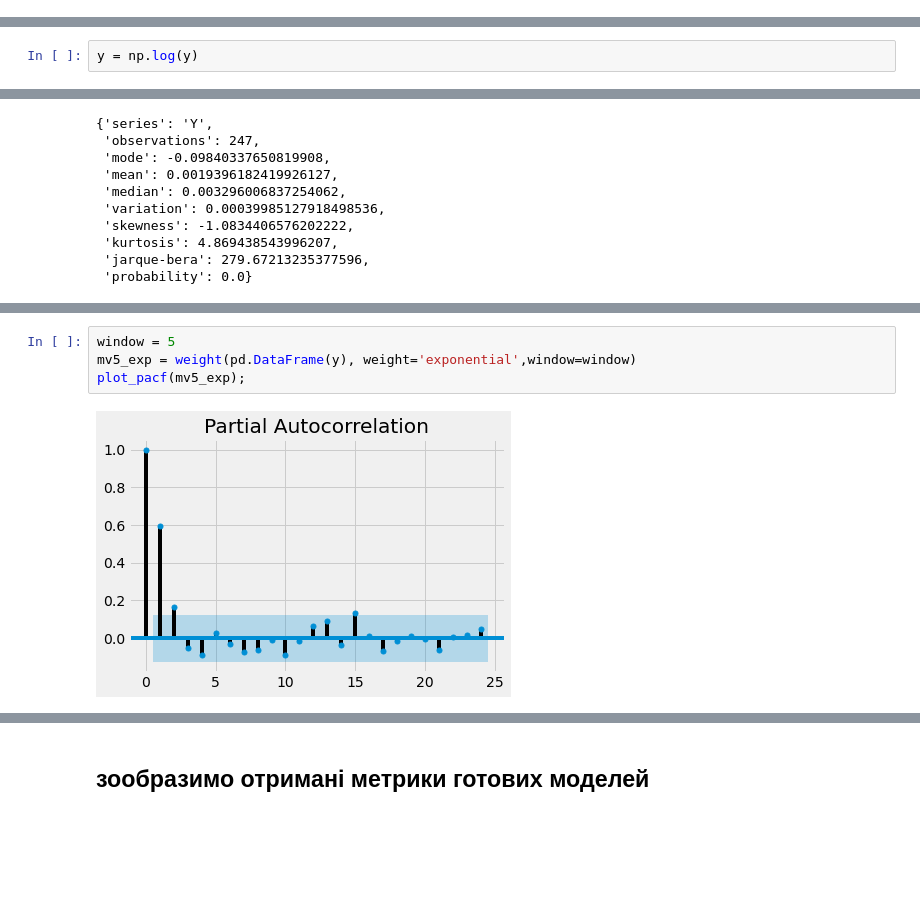
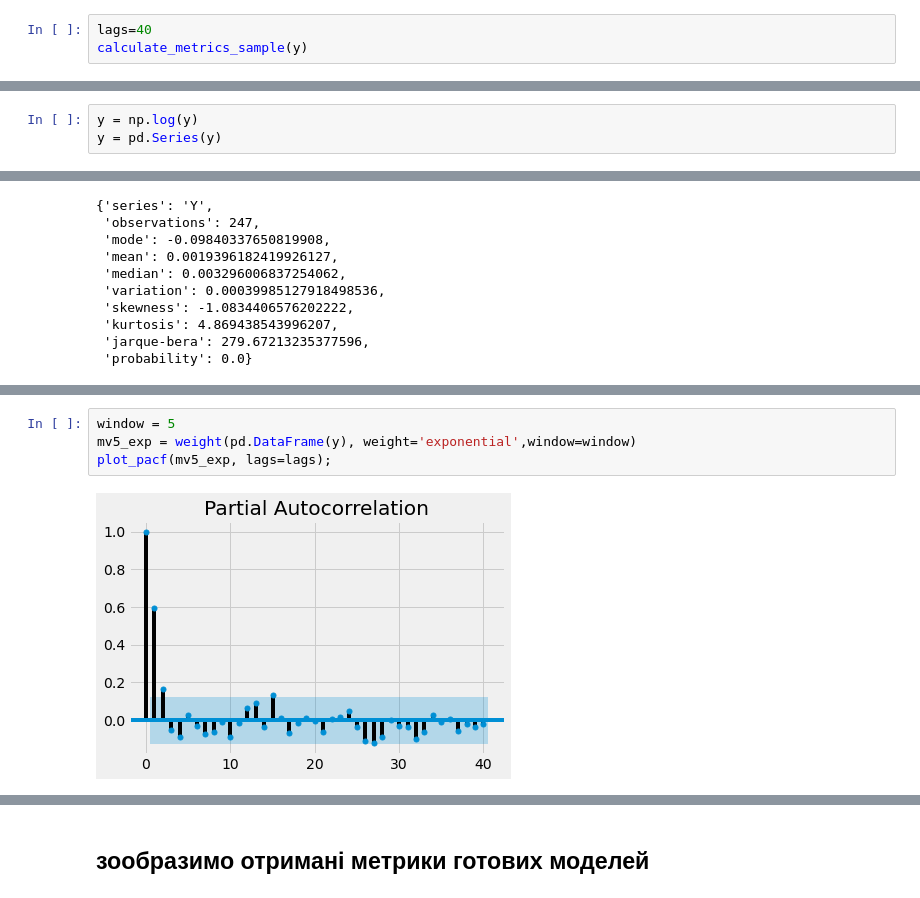
Before and after one commit to bateikoEd/time-series-analysis, a Jupyter notebook: lab3/Untitled.ipynb, the cells around one changed output, grey strips where cells are left out. Saved outputs shown, nothing was run; the diff lists cells and outputs as text; blank space fills up the shorter version.

```diff
--- a/lab3/Untitled.ipynb
+++ b/lab3/Untitled.ipynb
@@ -198,0 +186,3 @@ calculate_metrics_sample(y)
+# %%
+lags=40
+calculate_metrics_sample(y)
@@ -218,6 +219,7 @@ y.plot(kind='kde')
 ## Прологарифмуємо ряд
 # %%
 y = np.log(y)
+y = pd.Series(y)
 # %%
 calculate_metrics_sample(y)
 # %% [output]
@@ -421,7 +424,7 @@ metrics
 # %%
 window = 5
 mv5_exp = weight(pd.DataFrame(y), weight='exponential',window=window)
-plot_pacf(mv5_exp);
+plot_pacf(mv5_exp, lags=lags);
 # %% [output]
-[figure, old version]
+[figure, new version]
 # %%
```
Also changed, not shown: parts of 24 cells of this notebook, 7 other files.
